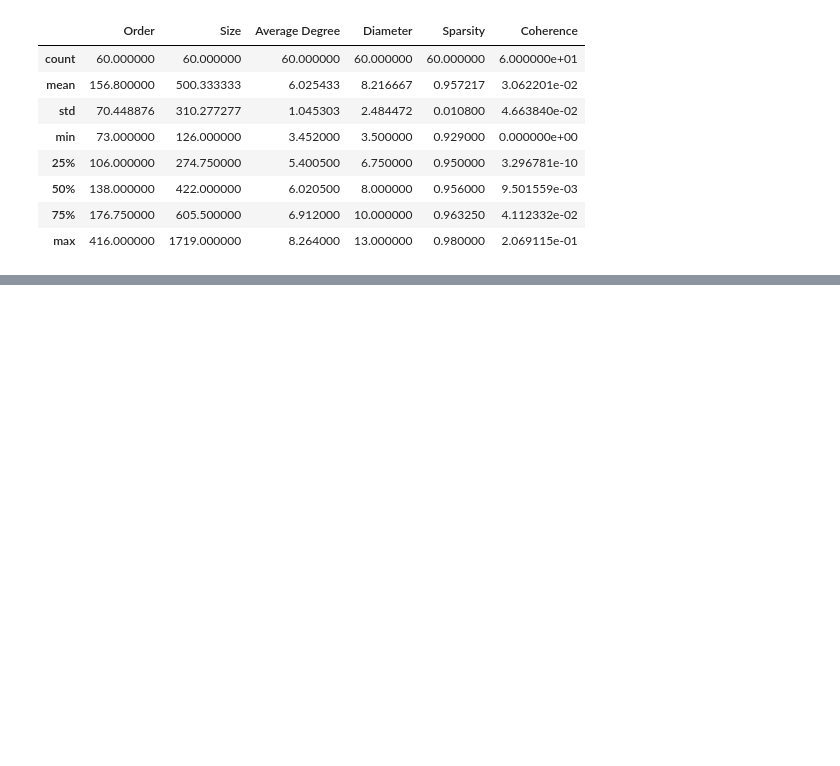
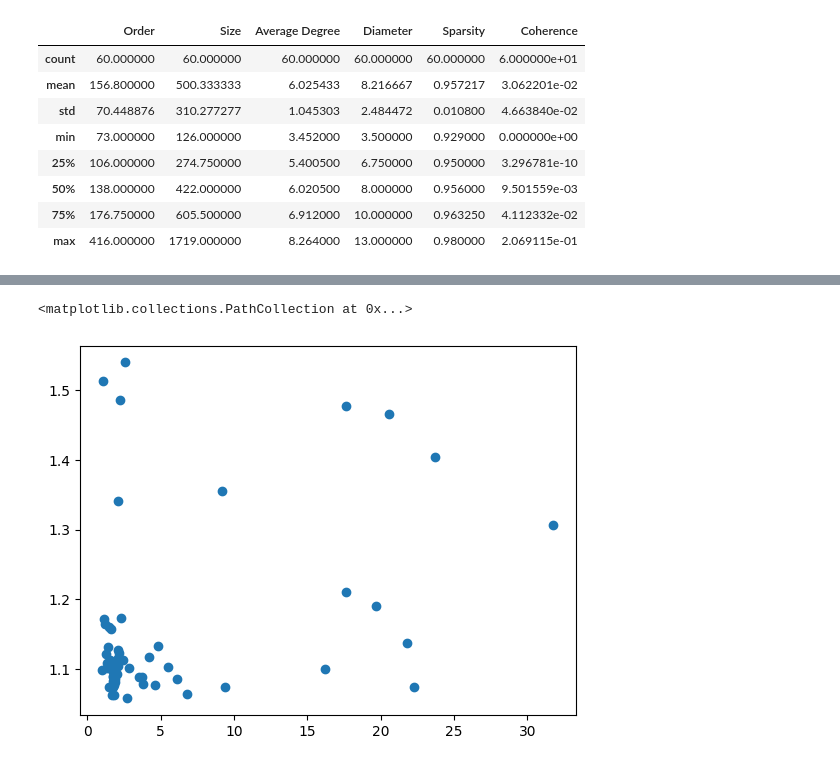
Before and after one commit to ASudu/GraphSVX_graph_properties, a Jupyter notebook: graph_theoretic_properties/syn2.ipynb, the cells around one changed output, grey strips where cells are left out. Saved outputs shown, nothing was run; the diff lists cells and outputs as text; code cells hidden in the pictures; blank space fills up the shorter version.

```diff
--- a/graph_theoretic_properties/syn2.ipynb
+++ b/graph_theoretic_properties/syn2.ipynb
@@ -286,0 +259,14 @@ plt.show()
+# %%
+norms = []
+path = "D:\D_Drive\Github\Thesis\GraphSVX_graph_properties\graph_theoretic_properties\centrality_matrices\syn2"
+for m in list(os.listdir(path)):
+    mats = np.load(os.path.join(path,m))
+    A,B=mats['array1'],mats['array2']
+    norms.append({'A':np.linalg.norm(A,2),'B':np.linalg.norm(B,2)})
+
+df_norms = pd.DataFrame(norms)
+# %%
+plt.scatter(df_norms['A'].values,df_norms['B'].values)
+# %% [output]
+<matplotlib.collections.PathCollection at 0x...>
+[figure, added]
```
Also changed, not shown: parts of 5 cells of this notebook, 5 other files.
